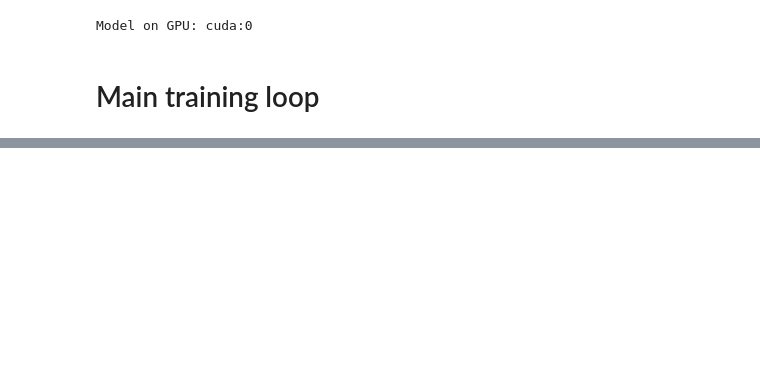
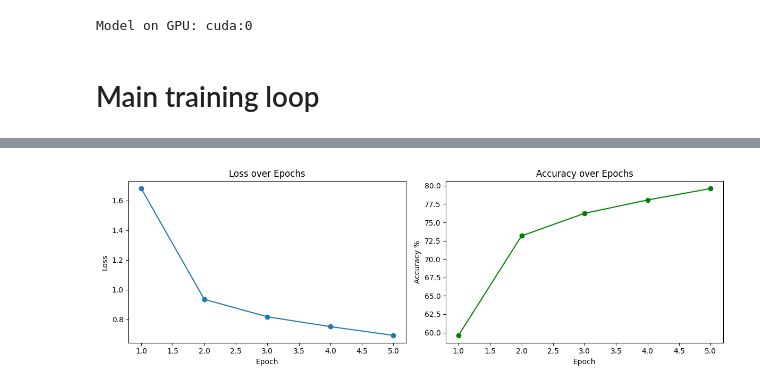
Before and after one commit to aditya699/SvaraLabs, a Jupyter notebook: DL/Day1/day1.ipynb, the cells around one changed output, grey strips where cells are left out. Cells and saved outputs as stored; diff of their text form; code cells hidden in the pictures; blank space fills up the shorter version.

```diff
--- a/DL/day1.ipynb
+++ b/DL/Day1/day1.ipynb
@@ -171,6 +171,7 @@ Example: 'backward' = 0
 Example: 'yes' = 33
 # %%
 from torch.utils.data import Dataset, DataLoader
+import torch.nn.functional as F
 
 class SpeechCommandsDataset(Dataset):
     def __init__(self, data, label_to_idx):
@@ -185,35 +186,32 @@ class SpeechCommandsDataset(Dataset):
         self.db_transform = T.AmplitudeToDB()
 
     def __len__(self):
-        # how many samples in dataset
         return len(self.data)
 
     def __getitem__(self, idx):
-        # load one sample
         waveform, sample_rate, label, _, _ = self.data[idx]
 
-        # convert to mel spectrogram
+        # pad waveform to exactly 16000 samples if shorter
+        if waveform.shape[1] < 16000:
+            pad_amount = 16000 - waveform.shape[1]
+            waveform = F.pad(waveform, (0, pad_amount))
+
         mel = self.mel_transform(waveform)
         mel = self.db_transform(mel)
 
-        # convert label word to number
         label_idx = self.label_to_idx[label]
 
         return mel, label_idx
 
-# create dataset and dataloader
+# recreate everything with fixed dataset
 full_dataset = SpeechCommandsDataset(dataset, label_to_idx)
 
-# split into 80% train, 20% test
 train_size = int(0.8 * len(full_dataset))
 test_size = len(full_dataset) - train_size
 train_dataset, test_dataset = torch.utils.data.random_split(full_dataset, [train_size, test_size])
 
-# dataloader feeds batches of 32 samples to the model at a time
 train_loader = DataLoader(train_dataset, batch_size=32, shuffle=True)
 test_loader = DataLoader(test_dataset, batch_size=32, shuffle=False)
 
-print(f"Training samples: {train_size}")
-print(f"Test samples: {test_size}")
-print(f"Training batches: {len(train_loader)}")
+print("Dataset ready")
 # %% [output]
@@ -240,39 +236,57 @@ Model on GPU: cuda:0
 
 # Main training loop
 # %%
-# training loop
-num_epochs = 5  # we'll pass through the full dataset 5 times
+import matplotlib.pyplot as plt
+
+num_epochs = 5
+train_losses = []
+train_accuracies = []
 
 for epoch in range(num_epochs):
-    model.train()  # set model to training mode
+    model.train()
     running_loss = 0.0
     correct = 0
     total = 0
 
     for batch_idx, (spectrograms, labels) in enumerate(train_loader):
-        # move batch to GPU
         spectrograms = spectrograms.to(device)
         labels = labels.to(device)
 
-        # forward pass — model makes predictions
         outputs = model(spectrograms)
-
-        # calculate loss — how wrong were the predictions
         loss = criterion(outputs, labels)
 
-        # backward pass — calculate how to nudge each kernel
-        optimizer.zero_grad()  # clear previous nudges
-        loss.backward()        # calculate new nudges
-        optimizer.step()       # apply the nudges
+        optimizer.zero_grad()
+        loss.backward()
+        optimizer.step()
 
-        # track accuracy
         running_loss += loss.item()
-        _, predicted = outputs.max(1)  # pick highest score
+        _, predicted = outputs.max(1)
         total += labels.size(0)
         correct += predicted.eq(labels).sum().item()
 
-        # print progress every 200 batches
         if batch_idx % 200 == 0:
             print(f"Epoch {epoch+1} | Batch {batch_idx}/{len(train_loader)} | Loss: {running_loss/(batch_idx+1):.3f} | Accuracy: {100.*correct/total:.1f}%")
 
-print("Training done!")
+    # save epoch level loss and accuracy
+    epoch_loss = running_loss / len(train_loader)
+    epoch_acc = 100. * correct / total
+    train_losses.append(epoch_loss)
+    train_accuracies.append(epoch_acc)
+    print(f"\nEpoch {epoch+1} complete | Loss: {epoch_loss:.3f} | Accuracy: {epoch_acc:.1f}%\n")
+
+# plot after training
+fig, (ax1, ax2) = plt.subplots(1, 2, figsize=(12, 4))
+
+ax1.plot(range(1, num_epochs+1), train_losses, marker='o')
+ax1.set_title('Loss over Epochs')
+ax1.set_xlabel('Epoch')
+ax1.set_ylabel('Loss')
+
+ax2.plot(range(1, num_epochs+1), train_accuracies, marker='o', color='green')
+ax2.set_title('Accuracy over Epochs')
+ax2.set_xlabel('Epoch')
+ax2.set_ylabel('Accuracy %')
+
+plt.tight_layout()
+plt.show()
+# %% [output]
@@ -278,0 +310 @@ print("Training done!")
+[figure, added]
```
Also changed, not shown: parts of 4 cells of this notebook, 3 other files.
